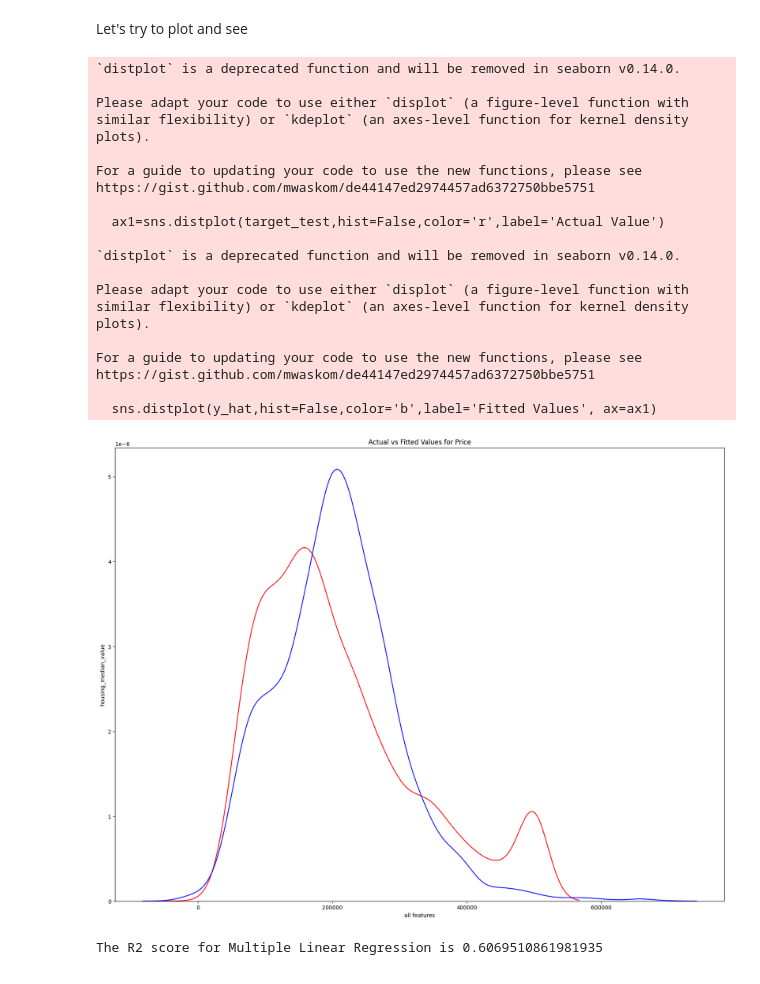
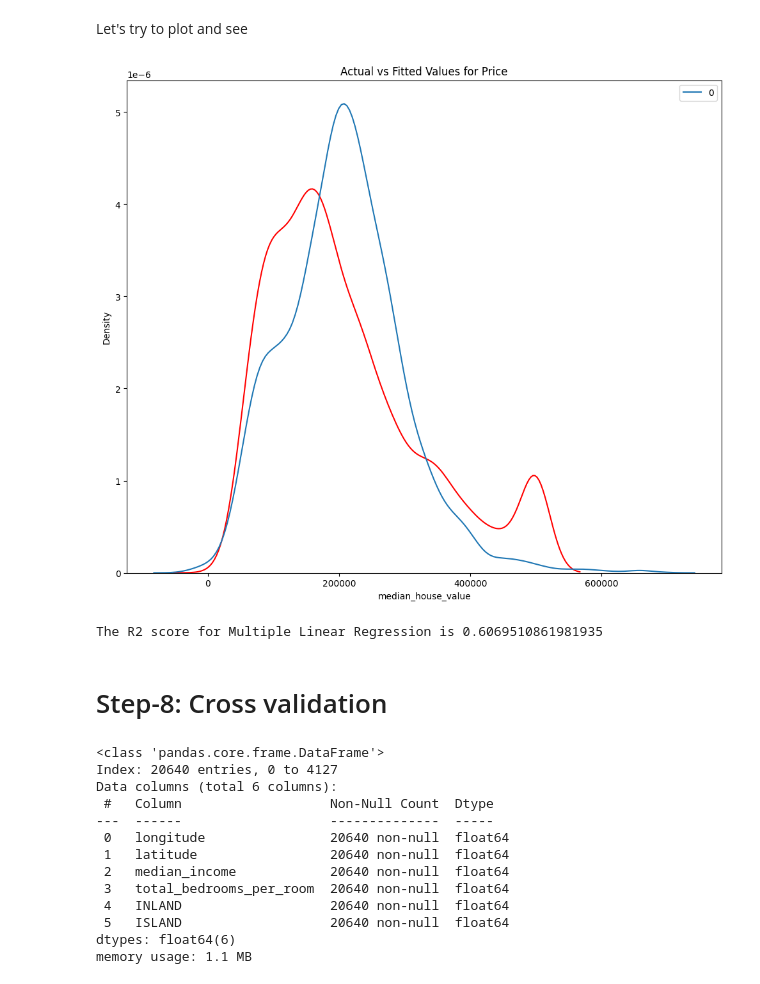
Before and after one commit to Nimish-nks/HousingProject, a Jupyter notebook: notebook/training.ipynb, the cells around one changed output. Cells and saved outputs as stored; diff of their text form; code cells hidden in the pictures.

```diff
--- a/notebook/training.ipynb
+++ b/notebook/training.ipynb
@@ -279,3 +283,19 @@ test_df.head()
+# %%
+#Give arguements as nd array or pandas series
+
+def DistributionPlot(RedFunction, BlueFunction, RedName, BlueName, Title):
+    width=12
+    height=10
+    plt.figure(figsize=(width,height))
+
+    ax1=sns.kdeplot(RedFunction,color="r",label=RedName)
+    ax2=sns.kdeplot(BlueFunction,color="b",label=BlueName, ax=ax1)
+
+    plt.title(Title)
+    plt.xlabel('median_house_value')
+    plt.ylabel('Density')
+    plt.show()
+    plt.close()
 # %% [markdown]
 Let's start with multiple linear regression:
 # %%
@@ -293,40 +313,20 @@ y_hat=lm.predict(test_df)
 # %% [markdown]
 Let's try to plot and see
 # %%
-plt.figure(figsize=(20,15))
+#plt.figure(figsize=(20,15))
 
-ax1=sns.distplot(target_test,hist=False,color='r',label='Actual Value')
-sns.distplot(y_hat,hist=False,color='b',label='Fitted Values', ax=ax1)
+#ax1=sns.distplot(target_test,hist=False,color='r',label='Actual Value')
+##sns.distplot(y_hat,hist=False,color='b',label='Fitted Values', ax=ax1)
 
-plt.title("Actual vs Fitted Values for Price")
-plt.xlabel('all features')
-plt.ylabel('housing_median_value')
-plt.legend
-plt.show()
+Title="Actual vs Fitted Values for Price"
+DistributionPlot(target_test.median_house_value,y_hat,"Actual Values","Predicted Values",Title)
 # %% [output]
-`distplot` is a deprecated function and will be removed in seaborn v0.14.0.
-
-Please adapt your code to use either `displot` (a figure-level function with
-similar flexibility) or `kdeplot` (an axes-level function for kernel density plots).
-
-For a guide to updating your code to use the new functions, please see
-https://gist.github.com/mwaskom/de44147ed2974457ad6372750bbe5751
-
-  ax1=sns.distplot(target_test,hist=False,color='r',label='Actual Value')
-
-`distplot` is a deprecated function and will be removed in seaborn v0.14.0.
-
-Please adapt your code to use either `displot` (a figure-level function with
-similar flexibility) or `kdeplot` (an axes-level function for kernel density plots).
-
-For a guide to updating your code to use the new functions, please see
-https://gist.github.com/mwaskom/de44147ed2974457ad6372750bbe5751
-
-  sns.distplot(y_hat,hist=False,color='b',label='Fitted Values', ax=ax1)
-[figure, old version]
+[figure, new version]
 # %%
 from sklearn.metrics import r2_score
 r_squared = r2_score(target_test,y_hat)
 print(f"The R2 score for Multiple Linear Regression is {r_squared}")
 # %% [output]
 The R2 score for Multiple Linear Regression is 0.6069510861981935
+# %% [markdown]
+# Step-8: Cross validation
@@ -332,0 +335,16 @@ The R2 score for Multiple Linear Regression is 0.6069510861981935
+# %%
+data_df.info()
+# %% [output]
+<class 'pandas.core.frame.DataFrame'>
+Index: 20640 entries, 0 to 4127
+Data columns (total 6 columns):
+ #   Column                   Non-Null Count  Dtype
+---  ------                   --------------  -----
+ 0   longitude                20640 non-null  float64
+ 1   latitude                 20640 non-null  float64
+ 2   median_income            20640 non-null  float64
+ 3   total_bedrooms_per_room  20640 non-null  float64
+ 4   INLAND                   20640 non-null  float64
+ 5   ISLAND                   20640 non-null  float64
+dtypes: float64(6)
+memory usage: 1.1 MB
```
Also changed, not shown: parts of 13 cells of this notebook.
